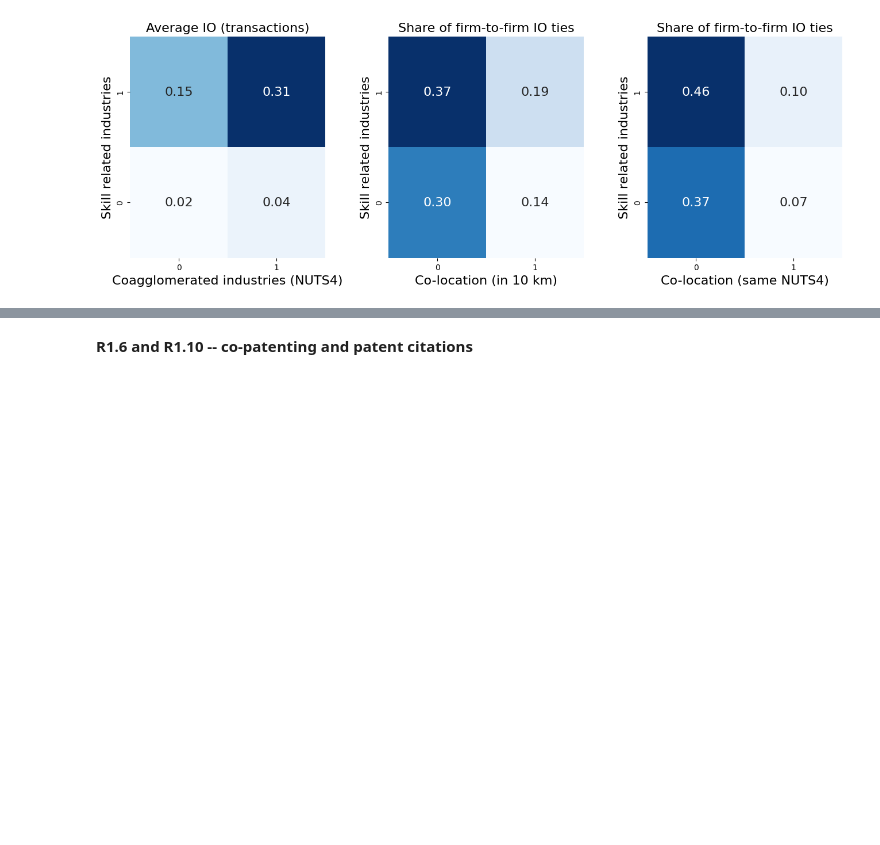
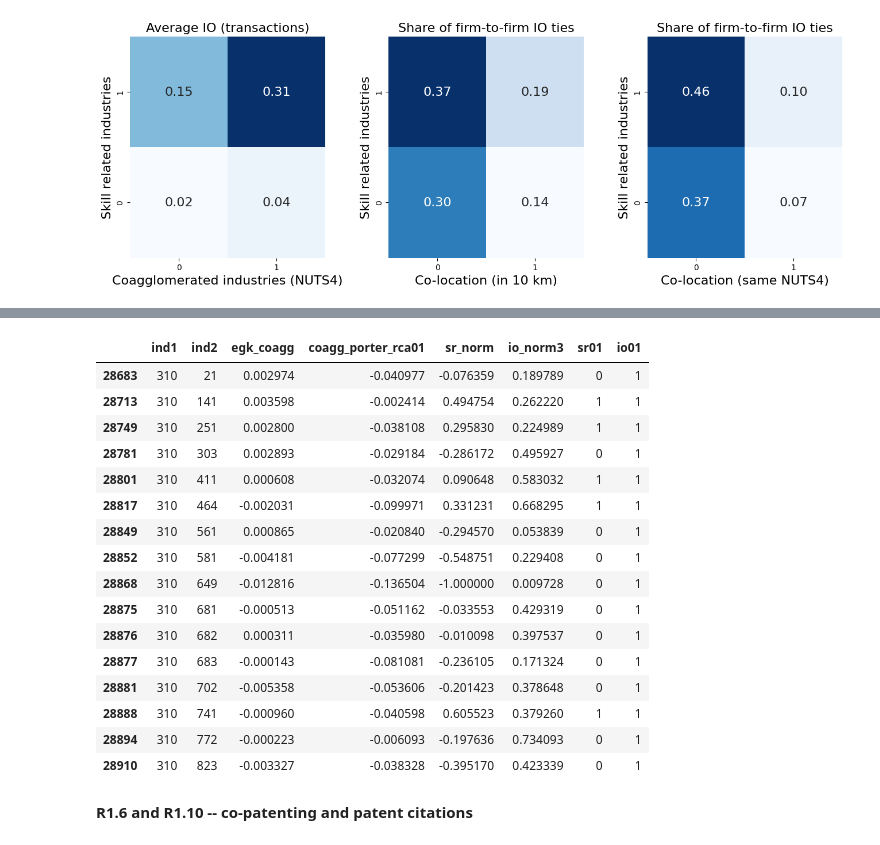
Before and after one commit to sandorjuhasz/coagglomeration, a Jupyter notebook: code/06b_revision.ipynb, the cells around one changed output, grey strips where cells are left out. Saved outputs shown, nothing was run; the diff lists cells and outputs as text; code cells hidden in the pictures; blank space fills up the shorter version.

```diff
--- a/code/06b_revision.ipynb
+++ b/code/06b_revision.ipynb
@@ -158,3 +245,24 @@ crosstab_visual(
+# %%
+ii_table[(ii_table["ind1"]==310) & (ii_table["coagg_porter_rca01"]<0) & (ii_table["io_norm3"]>0)]\
+    .loc[:,["ind1", "ind2", "egk_coagg", "coagg_porter_rca01", "sr_norm", "io_norm3", "sr01", "io01"]]
+# %% [output]
+|  | ind1 | ind2 | egk_coagg | coagg_porter_rca01 | sr_norm | io_norm3 | sr01 | io01 |
+| 28683 | 310 | 21 | 0.002974 | -0.040977 | -0.076359 | 0.189789 | 0 | 1 |
+| 28713 | 310 | 141 | 0.003598 | -0.002414 | 0.494754 | 0.262220 | 1 | 1 |
+| 28749 | 310 | 251 | 0.002800 | -0.038108 | 0.295830 | 0.224989 | 1 | 1 |
+| 28781 | 310 | 303 | 0.002893 | -0.029184 | -0.286172 | 0.495927 | 0 | 1 |
+| 28801 | 310 | 411 | 0.000608 | -0.032074 | 0.090648 | 0.583032 | 1 | 1 |
+| 28817 | 310 | 464 | -0.002031 | -0.099971 | 0.331231 | 0.668295 | 1 | 1 |
+| 28849 | 310 | 561 | 0.000865 | -0.020840 | -0.294570 | 0.053839 | 0 | 1 |
+| 28852 | 310 | 581 | -0.004181 | -0.077299 | -0.548751 | 0.229408 | 0 | 1 |
+| 28868 | 310 | 649 | -0.012816 | -0.136504 | -1.000000 | 0.009728 | 0 | 1 |
+| 28875 | 310 | 681 | -0.000513 | -0.051162 | -0.033553 | 0.429319 | 0 | 1 |
+| 28876 | 310 | 682 | 0.000311 | -0.035980 | -0.010098 | 0.397537 | 0 | 1 |
+| 28877 | 310 | 683 | -0.000143 | -0.081081 | -0.236105 | 0.171324 | 0 | 1 |
+| 28881 | 310 | 702 | -0.005358 | -0.053606 | -0.201423 | 0.378648 | 0 | 1 |
+| 28888 | 310 | 741 | -0.000960 | -0.040598 | 0.605523 | 0.379260 | 1 | 1 |
+| 28894 | 310 | 772 | -0.000223 | -0.006093 | -0.197636 | 0.734093 | 0 | 1 |
+| 28910 | 310 | 823 | -0.003327 | -0.038328 | -0.395170 | 0.423339 | 0 | 1 |
 # %% [markdown]
 **R1.6 and R1.10 -- co-patenting and patent citations**
 # %%
```
Also changed, not shown: parts of 12 cells of this notebook.
